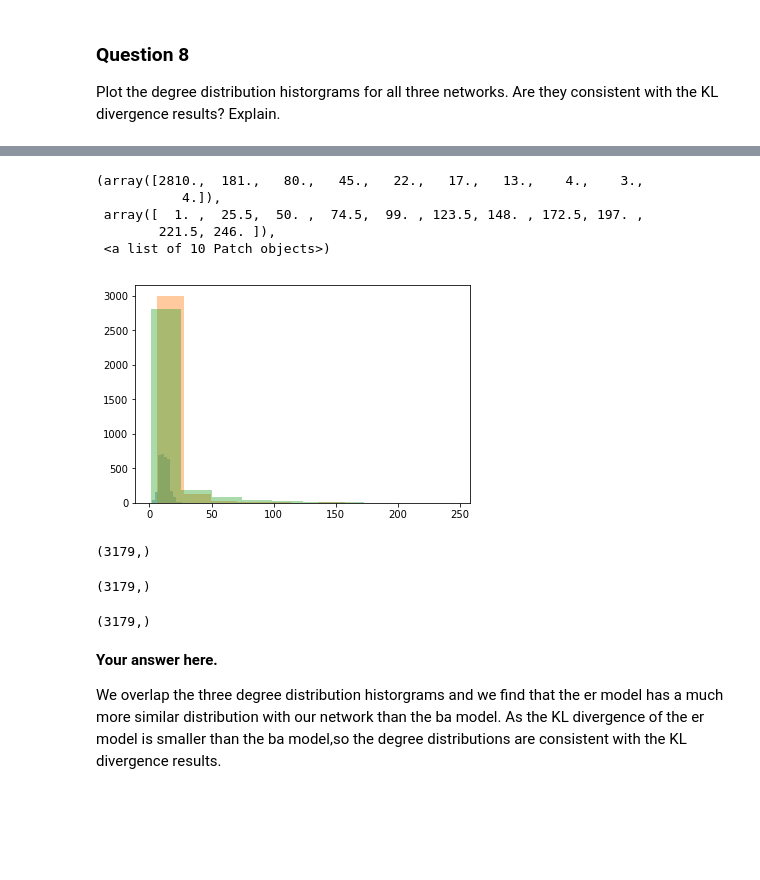
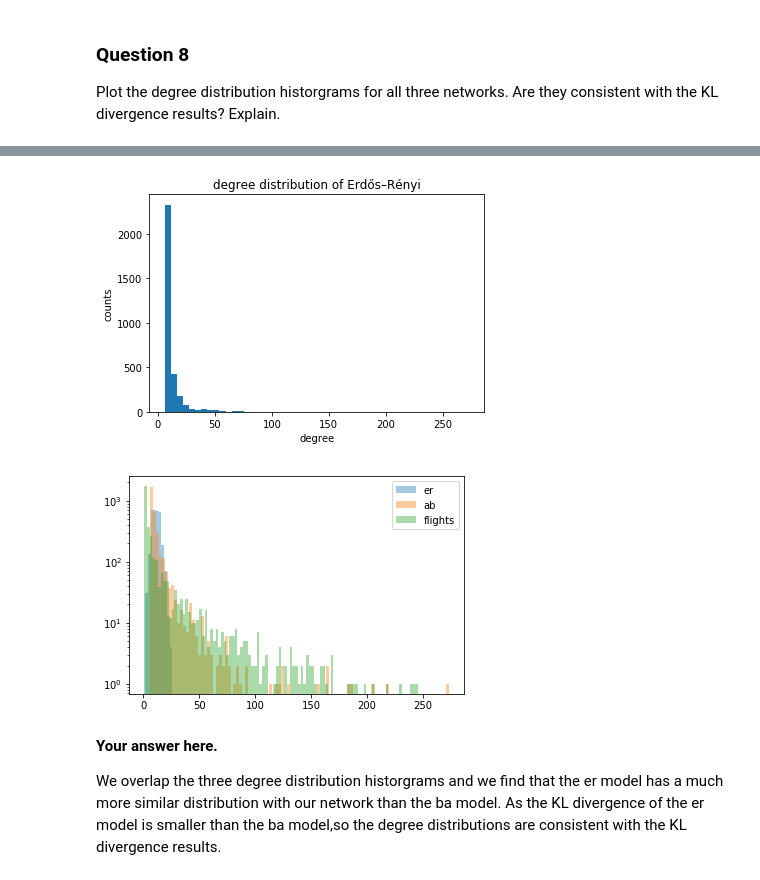
Before and after one commit to rusucosmin/ntp, a Jupyter notebook: 2_network_models.ipynb, the cells around one changed output, grey strips where cells are left out. Drawn from its saved outputs; the diff is of its cells as text; code cells hidden in the pictures; blank space fills up the shorter version.

```diff
--- a/2_network_models.ipynb
+++ b/2_network_models.ipynb
@@ -362,27 +390,20 @@ _ = plt.hist(ba_graph.sum(axis = 1))
+# %%
+plt.title('degree distribution of Erdős–Rényi')
+plt.hist(ba_graph.sum(axis = 1), bins=50)
+plt.xlabel('degree')
+plt.ylabel('counts')
+plt.show()
+# %% [output]
+[figure, added]
 # %%
 # Your code here.
-plt.hist(er_graph.sum(axis=1), alpha=0.4)
-plt.hist(ba_graph.sum(axis=1), alpha=0.4)
-plt.hist(np.where(adjacency > 0, 1, 0).sum(axis=1), alpha=0.4)
+plt.hist(er_graph.sum(axis=1), alpha=0.4, log=True)
+plt.hist(ba_graph.sum(axis=1), alpha=0.4, bins=100)
+plt.hist(np.where(adjacency > 0, 1, 0).sum(axis=1), alpha=0.4, bins=100)
+plt.legend(['er', 'ab', 'flights'])
+plt.show()
 # %% [output]
-(array([2810.,  181.,   80.,   45.,   22.,   17.,   13.,    4.,    3.,
-           4.]),
- array([  1. ,  25.5,  50. ,  74.5,  99. , 123.5, 148. , 172.5, 197. ,
-        221.5, 246. ]),
- <a list of 10 Patch objects>)
-[figure, old version]
+[figure, new version]
-# %%
-np.where(adjacency > 0, 1, 0).sum(axis=0).shape
-# %% [output]
-(3179,)
-# %%
-ba_graph.sum(axis=1).shape
-# %% [output]
-(3179,)
-# %%
-er_graph.sum(axis=1).shape
-# %% [output]
-(3179,)
 # %% [markdown]
 **Your answer here.**
 
```
Also changed, not shown: parts of 31 cells of this notebook.
